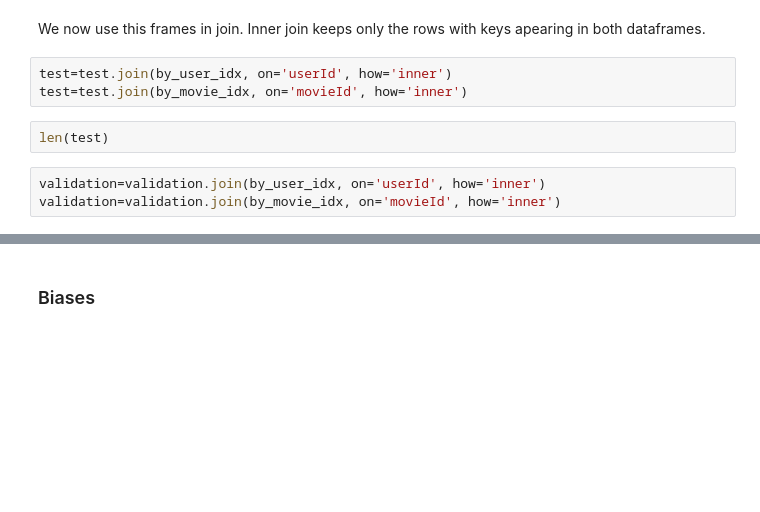
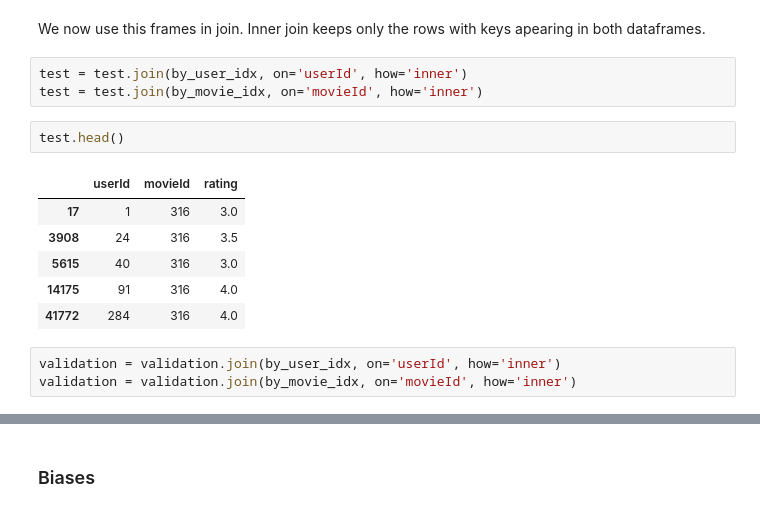
Before and after one commit to DuckHack/data-sience-proj, a Jupyter notebook: colaborative_filtering.ipynb, the cells around one changed output, grey strips where cells are left out. Saved outputs shown, nothing was run; the diff lists cells and outputs as text; blank space fills up the shorter version.

```diff
--- a/colaborative_filtering.ipynb
+++ b/colaborative_filtering.ipynb
@@ -347,10 +397,17 @@ len(test)
 # %% [markdown]
 We now use this frames in join. Inner join keeps only the rows with keys apearing in both dataframes.
 # %%
-test=test.join(by_user_idx, on='userId', how='inner')
-test=test.join(by_movie_idx, on='movieId', how='inner')
+test = test.join(by_user_idx, on='userId', how='inner')
+test = test.join(by_movie_idx, on='movieId', how='inner')
-# %%
-len(test)
+# %%
+test.head()
+# %% [output]
+|  | userId | movieId | rating |
+| 17 | 1 | 316 | 3.0 |
+| 3908 | 24 | 316 | 3.5 |
+| 5615 | 40 | 316 | 3.0 |
+| 14175 | 91 | 316 | 4.0 |
+| 41772 | 284 | 316 | 4.0 |
 # %%
-validation=validation.join(by_user_idx, on='userId', how='inner')
-validation=validation.join(by_movie_idx, on='movieId', how='inner')
+validation = validation.join(by_user_idx, on='userId', how='inner')
+validation = validation.join(by_movie_idx, on='movieId', how='inner')
```
Also changed, not shown: parts of 29 cells of this notebook.
